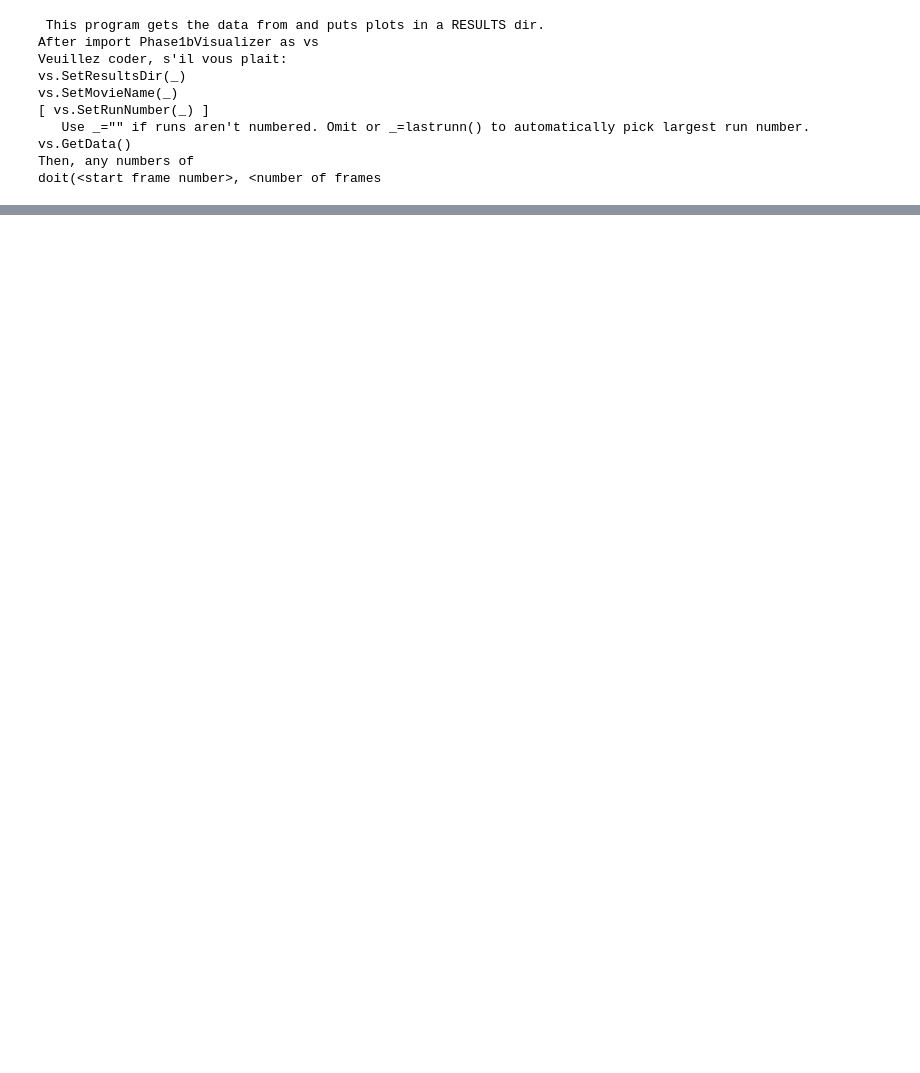
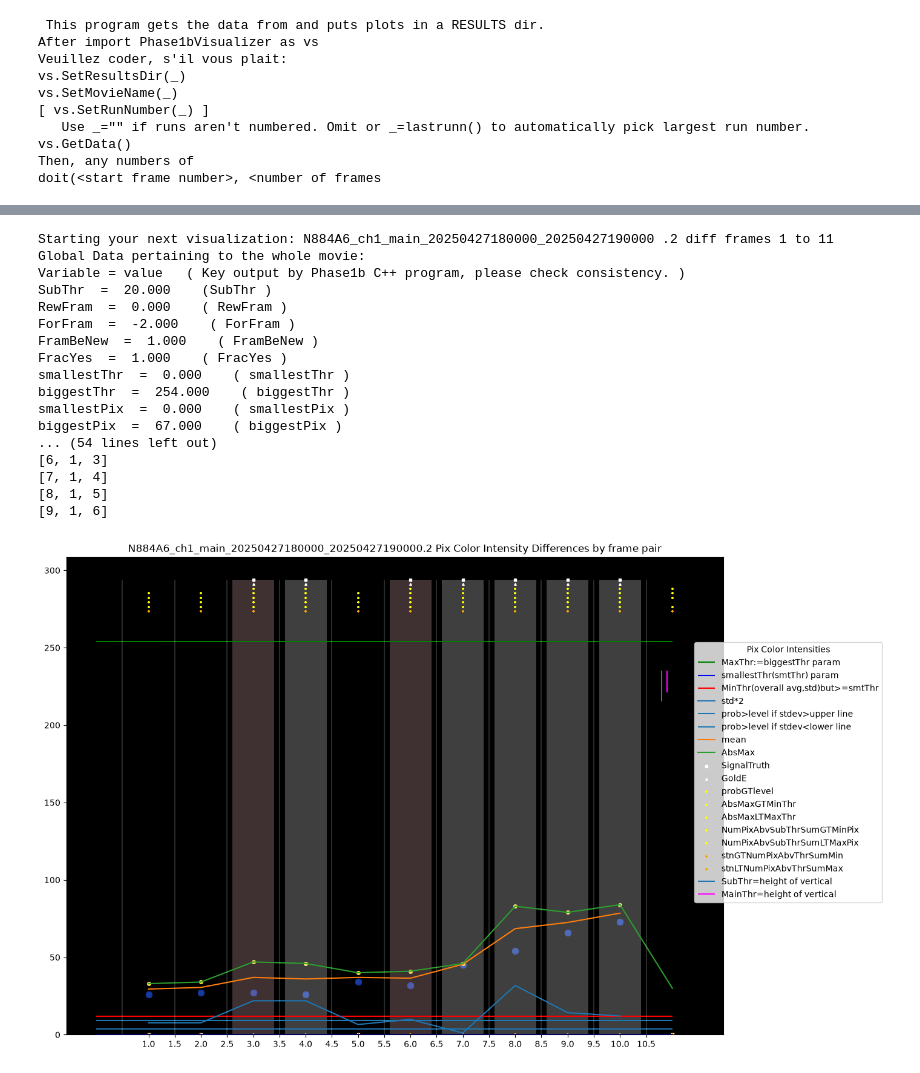
Before and after one commit to chaikens/C-TAP, a Jupyter notebook: Graphics/devel/RunPhase1bVisualizer.ipynb, the cells around one changed output, grey strips where cells are left out. Drawn from its saved outputs; the diff is of its cells as text; code cells hidden in the pictures; blank space fills up the shorter version.

Commit message:
Fixed abcissa boundaries, arrays start at 0 but frame numbers except for movies start at 1.

```diff
--- a/Graphics/devel/RunPhase1bVisualizer.ipynb
+++ b/Graphics/devel/RunPhase1bVisualizer.ipynb
@@ -28 +27,22 @@ Automatic last run number 2 will be used.
 [figure]
+# %%
+vs.doit(1,10)
+# %% [output]
+Starting your next visualization: N884A6_ch1_main_20250427180000_20250427190000 .2 diff frames 1 to 11
+Global Data pertaining to the whole movie:
+Variable = value   ( Key output by Phase1b C++ program, please check consistency. )
+SubThr  =  20.000    (SubThr )
+RewFram  =  0.000    ( RewFram )
+ForFram  =  -2.000    ( ForFram )
+FramBeNew  =  1.000    ( FramBeNew )
+FracYes  =  1.000    ( FracYes )
+smallestThr  =  0.000    ( smallestThr )
+biggestThr  =  254.000    ( biggestThr )
+smallestPix  =  0.000    ( smallestPix )
+biggestPix  =  67.000    ( biggestPix )
+... (54 lines left out)
+[6, 1, 3]
+[7, 1, 4]
+[8, 1, 5]
+[9, 1, 6]
+[figure, added]
```
Also changed, not shown: parts of 3 cells of this notebook, 2 other files.
